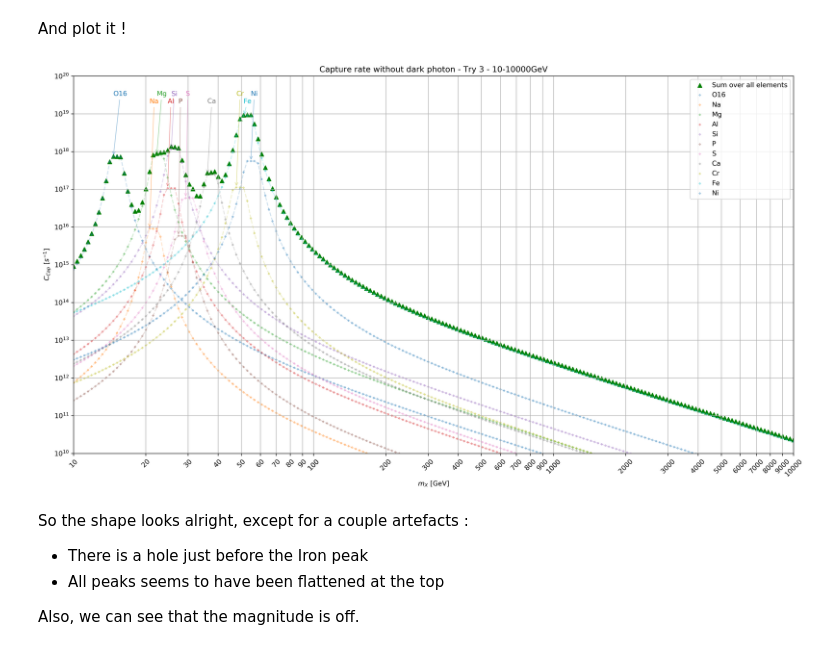
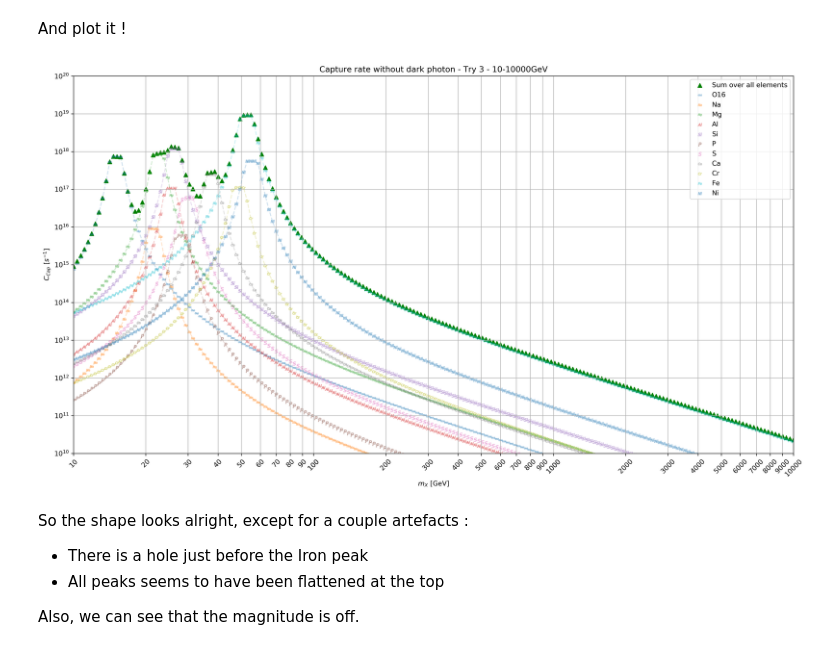
Before and after one commit to nicolasGrim/Dark-Matter, a Jupyter notebook: Capture rate without dark photon - Try 3.ipynb, the cells around one changed output. Cells and saved outputs as stored; diff of their text form; code cells hidden in the pictures.

Commit message:
added single element capture rate

```diff
--- a/Capture rate without dark photon - Try 3.ipynb
+++ b/Capture rate without dark photon - Try 3.ipynb
@@ -599,38 +599,39 @@ for i, capElement in enumerate(capNoPhotonElement) :
     y = np.amax(capElement)
     x = mx[np.where(capElement == y)]
 
-    ax.scatter(mx, capElement, label = element_List[i], marker = '+', s = 10, color = ('C' + str(i)), alpha = 0.4)
+    ax.scatter(mx, capElement, label = element_List[i], marker = '$'+element_List[i]+'$',
+               s = 30, color = ('C' + str(i)), alpha = 0.3)
     ax.plot(mx, capElement, ls = '--', color = ('C' + str(i)), alpha = 0.2)
 
     if i % 2 == 0 :
         y_offset = 10 ** 19
     else :
         y_offset = -10 ** 18
 
-    ax.annotate(element_List[i], (x, y),
-               xytext = (x, 2 * 10**19 + y_offset),
-                arrowprops = dict(arrowstyle = '->', color = ('C' + str(i)), alpha = 0.4), color = ('C' + str(i)))
+    #ax.annotate(element_List[i], (x, y),
+              # xytext = (x, 2 * 10**19 + y_offset),
+               # arrowprops = dict(arrowstyle = '->', color = ('C' + str(i)), alpha = 0.4), color = ('C' + str(i)))
 
 ax.set_yscale('log')
 ax.set_xscale('log')
 ax.set_xlim(10, 10000)
 ax.set_ylim(np.amin(capNoPhoton))
 
 ax.set_yticks(np.logspace(10, 20, 11))
 x_ticks = np.concatenate((np.linspace(10, 100, 10),
                                     np.linspace(10, 100, 10)*10, np.linspace(10, 100, 10)*100)).astype(int)
 ax.set_xticks(x_ticks)
 ax.set_xticklabels(x_ticks, rotation = 45)
 ax.grid()
 
 ax.legend()
 ax.set_ylabel('$C_{Cap}$ [$s^{-1}$]')
 ax.set_xlabel('$m_X$ [GeV]')
 
 ax.set_title("Capture rate without dark photon - Try 3 - 10-10000GeV")
 fig.tight_layout()
 # %% [output]
-[figure, old version]
+[figure, new version]
 # %% [markdown]
 So the shape looks alright, except for a couple artefacts :
 - There is a hole just before the Iron peak
```
Also changed, not shown: 1 other file.
